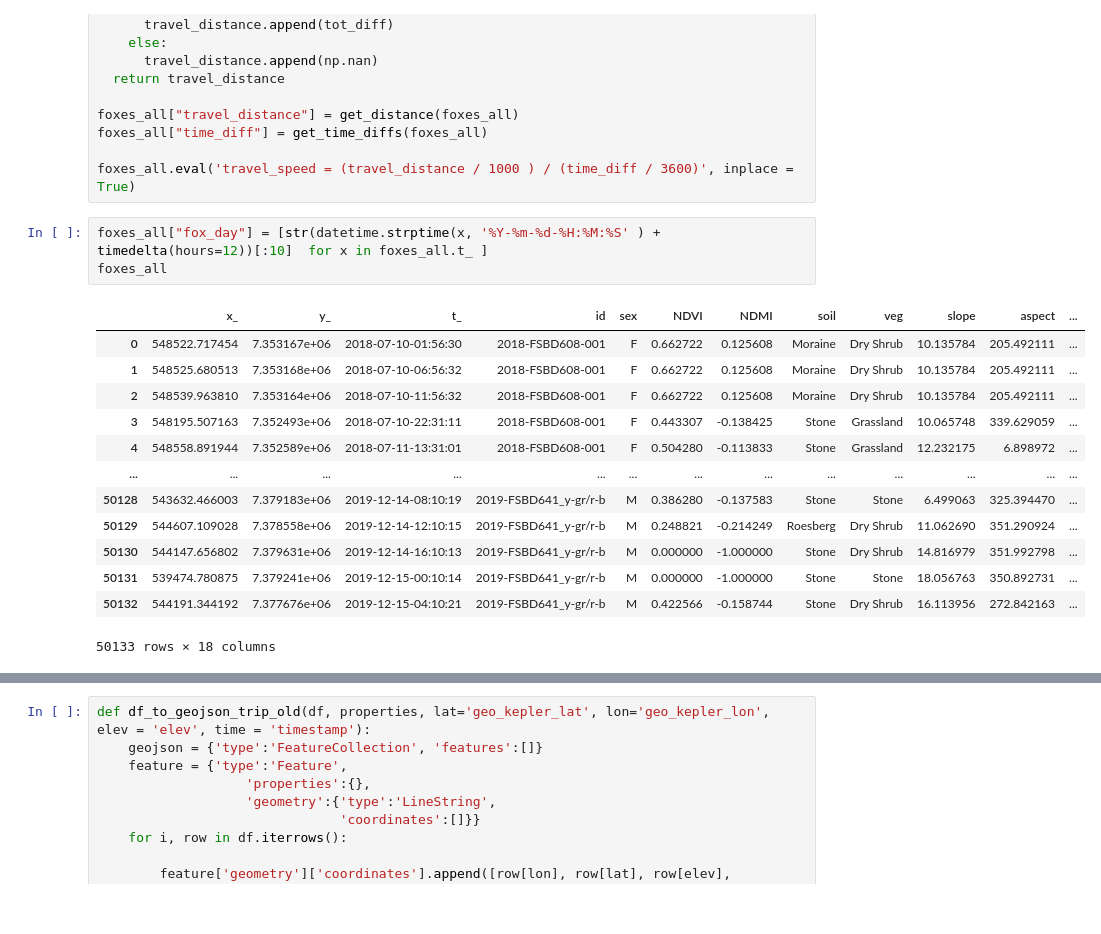
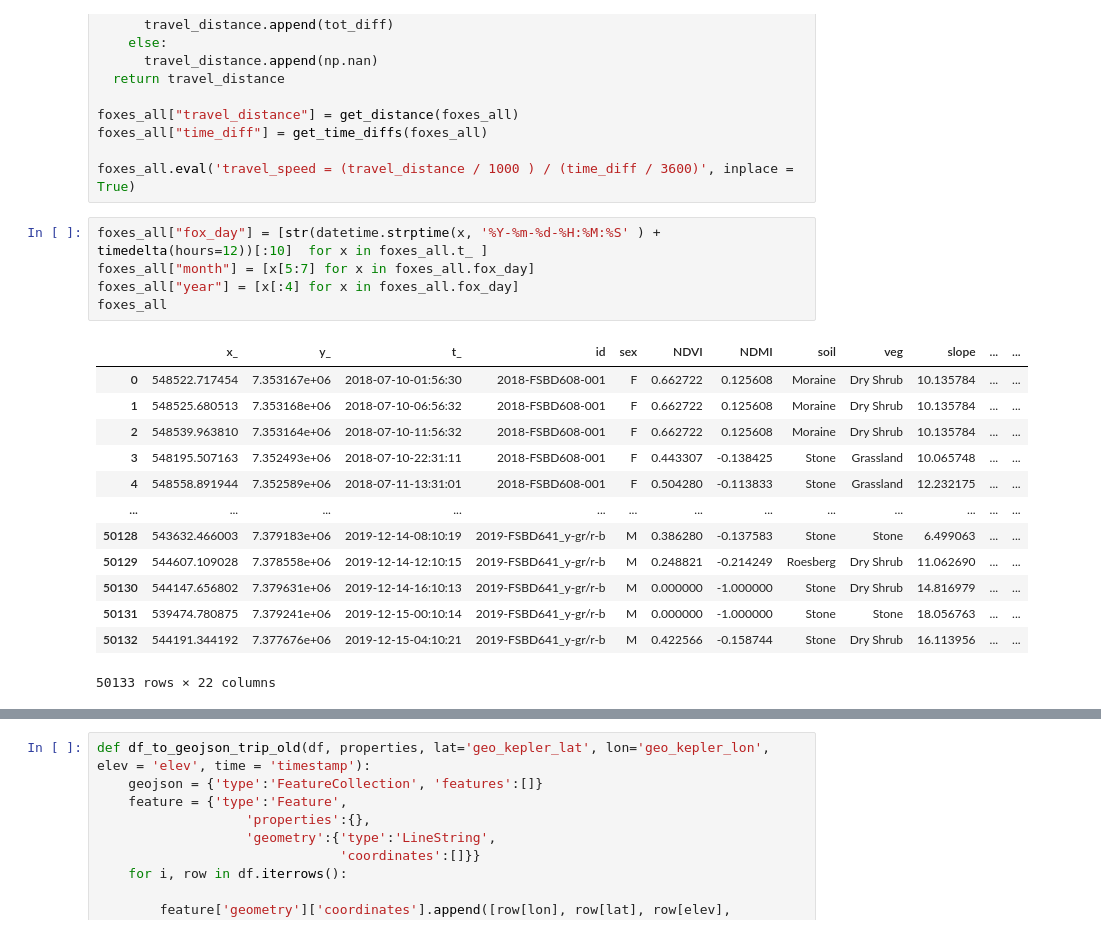
Before and after one commit to arcticFoxesHabitats/arcticFoxes, a Jupyter notebook: notebooks/EDA_florian.ipynb, the cells around one changed output, grey strips where cells are left out. Cells and saved outputs as stored; diff of their text form.

```diff
--- a/notebooks/EDA_florian.ipynb
+++ b/notebooks/EDA_florian.ipynb
@@ -80,21 +81,23 @@ foxes_all["time_diff"] = get_time_diffs(foxes_all)
 foxes_all.eval('travel_speed = (travel_distance / 1000 ) / (time_diff / 3600)', inplace = True)
 # %%
 foxes_all["fox_day"] = [str(datetime.strptime(x, '%Y-%m-%d-%H:%M:%S' ) + timedelta(hours=12))[:10]  for x in foxes_all.t_ ]
+foxes_all["month"] = [x[5:7] for x in foxes_all.fox_day]
+foxes_all["year"] = [x[:4] for x in foxes_all.fox_day]
 foxes_all
 # %% [output]
-|  | x_ | y_ | t_ | id | sex | NDVI | NDMI | soil | veg | slope | aspect | ... |
-| 0 | 548522.717454 | 7.353167e+06 | 2018-07-10-01:56:30 | 2018-FSBD608-001 | F | 0.662722 | 0.125608 | Moraine | Dry Shrub | 10.135784 | 205.492111 | ... |
-| 1 | 548525.680513 | 7.353168e+06 | 2018-07-10-06:56:32 | 2018-FSBD608-001 | F | 0.662722 | 0.125608 | Moraine | Dry Shrub | 10.135784 | 205.492111 | ... |
-| 2 | 548539.963810 | 7.353164e+06 | 2018-07-10-11:56:32 | 2018-FSBD608-001 | F | 0.662722 | 0.125608 | Moraine | Dry Shrub | 10.135784 | 205.492111 | ... |
-| 3 | 548195.507163 | 7.352493e+06 | 2018-07-10-22:31:11 | 2018-FSBD608-001 | F | 0.443307 | -0.138425 | Stone | Grassland | 10.065748 | 339.629059 | ... |
-| 4 | 548558.891944 | 7.352589e+06 | 2018-07-11-13:31:01 | 2018-FSBD608-001 | F | 0.504280 | -0.113833 | Stone | Grassland | 12.232175 | 6.898972 | ... |
+|  | x_ | y_ | t_ | id | sex | NDVI | NDMI | soil | veg | slope | ... | ... |
+| 0 | 548522.717454 | 7.353167e+06 | 2018-07-10-01:56:30 | 2018-FSBD608-001 | F | 0.662722 | 0.125608 | Moraine | Dry Shrub | 10.135784 | ... | ... |
+| 1 | 548525.680513 | 7.353168e+06 | 2018-07-10-06:56:32 | 2018-FSBD608-001 | F | 0.662722 | 0.125608 | Moraine | Dry Shrub | 10.135784 | ... | ... |
+| 2 | 548539.963810 | 7.353164e+06 | 2018-07-10-11:56:32 | 2018-FSBD608-001 | F | 0.662722 | 0.125608 | Moraine | Dry Shrub | 10.135784 | ... | ... |
+| 3 | 548195.507163 | 7.352493e+06 | 2018-07-10-22:31:11 | 2018-FSBD608-001 | F | 0.443307 | -0.138425 | Stone | Grassland | 10.065748 | ... | ... |
+| 4 | 548558.891944 | 7.352589e+06 | 2018-07-11-13:31:01 | 2018-FSBD608-001 | F | 0.504280 | -0.113833 | Stone | Grassland | 12.232175 | ... | ... |
 | ... | ... | ... | ... | ... | ... | ... | ... | ... | ... | ... | ... | ... |
-| 50128 | 543632.466003 | 7.379183e+06 | 2019-12-14-08:10:19 | 2019-FSBD641_y-gr/r-b | M | 0.386280 | -0.137583 | Stone | Stone | 6.499063 | 325.394470 | ... |
-| 50129 | 544607.109028 | 7.378558e+06 | 2019-12-14-12:10:15 | 2019-FSBD641_y-gr/r-b | M | 0.248821 | -0.214249 | Roesberg | Dry Shrub | 11.062690 | 351.290924 | ... |
-| 50130 | 544147.656802 | 7.379631e+06 | 2019-12-14-16:10:13 | 2019-FSBD641_y-gr/r-b | M | 0.000000 | -1.000000 | Stone | Dry Shrub | 14.816979 | 351.992798 | ... |
-| 50131 | 539474.780875 | 7.379241e+06 | 2019-12-15-00:10:14 | 2019-FSBD641_y-gr/r-b | M | 0.000000 | -1.000000 | Stone | Stone | 18.056763 | 350.892731 | ... |
-| 50132 | 544191.344192 | 7.377676e+06 | 2019-12-15-04:10:21 | 2019-FSBD641_y-gr/r-b | M | 0.422566 | -0.158744 | Stone | Dry Shrub | 16.113956 | 272.842163 | ... |
+| 50128 | 543632.466003 | 7.379183e+06 | 2019-12-14-08:10:19 | 2019-FSBD641_y-gr/r-b | M | 0.386280 | -0.137583 | Stone | Stone | 6.499063 | ... | ... |
+| 50129 | 544607.109028 | 7.378558e+06 | 2019-12-14-12:10:15 | 2019-FSBD641_y-gr/r-b | M | 0.248821 | -0.214249 | Roesberg | Dry Shrub | 11.062690 | ... | ... |
+| 50130 | 544147.656802 | 7.379631e+06 | 2019-12-14-16:10:13 | 2019-FSBD641_y-gr/r-b | M | 0.000000 | -1.000000 | Stone | Dry Shrub | 14.816979 | ... | ... |
+| 50131 | 539474.780875 | 7.379241e+06 | 2019-12-15-00:10:14 | 2019-FSBD641_y-gr/r-b | M | 0.000000 | -1.000000 | Stone | Stone | 18.056763 | ... | ... |
+| 50132 | 544191.344192 | 7.377676e+06 | 2019-12-15-04:10:21 | 2019-FSBD641_y-gr/r-b | M | 0.422566 | -0.158744 | Stone | Dry Shrub | 16.113956 | ... | ... |
-50133 rows × 18 columns
+50133 rows × 22 columns
 # %%
 d = foxes_all.geometry
 gdf = gpd.GeoDataFrame(d, crs=3006)
```
Also changed, not shown: parts of 5 cells of this notebook.
